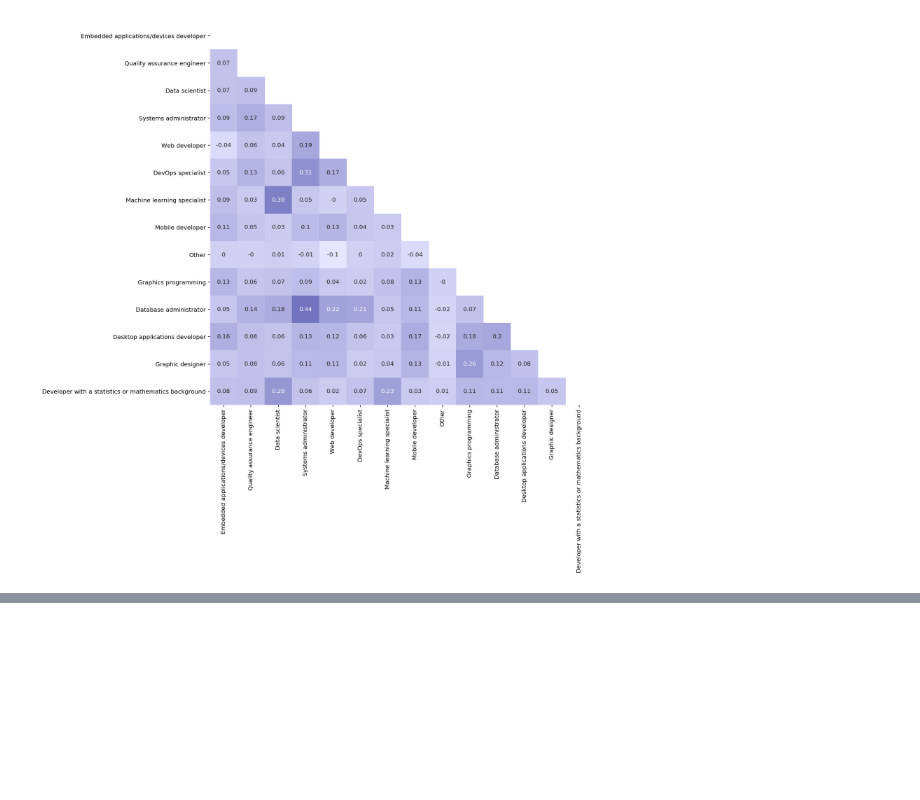
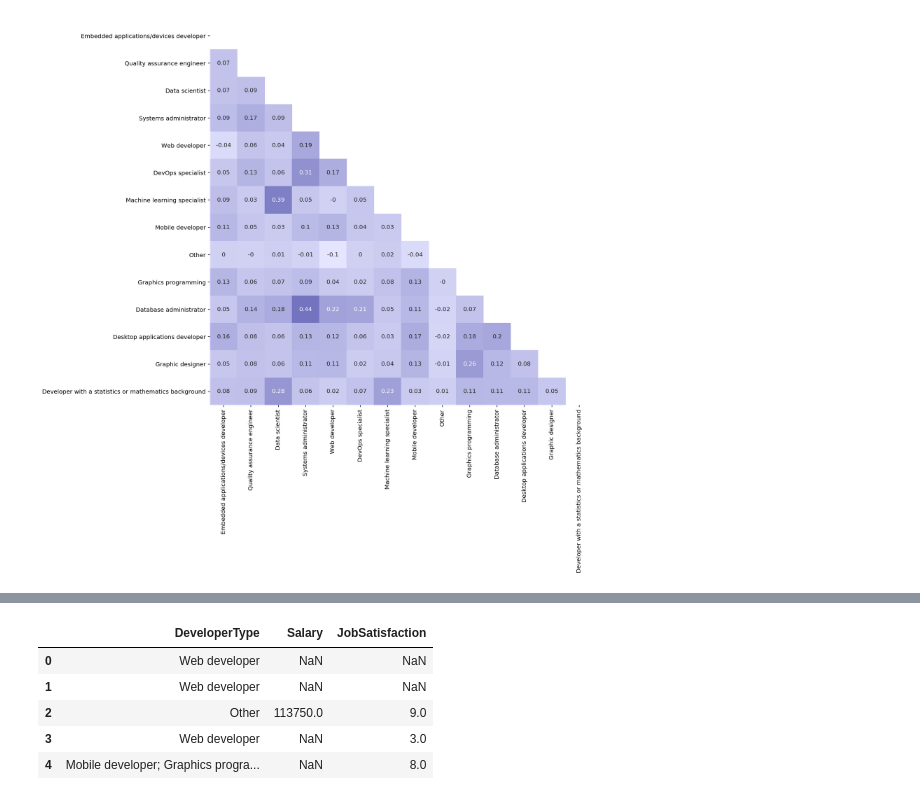
Before and after one commit to blowe615/stackoverflow_survey, a Jupyter notebook: Investigating How Data Scientists Answered the Stack Overflow Survey.ipynb, the cells around one changed output, grey strips where cells are left out. Drawn from its saved outputs; the diff is of its cells as text; code cells hidden in the pictures; blank space fills up the shorter version.

```diff
--- a/Investigating How Data Scientists Answered the Stack Overflow Survey.ipynb
+++ b/Investigating How Data Scientists Answered the Stack Overflow Survey.ipynb
@@ -394,0 +443,13 @@ ax = sns.heatmap(corr, mask=mask, cmap=cmap, annot=np.round(corr.values,2), squa
+# %%
+# Fill 'NaN's in 'DevloperType' with 'Web developer'
+model_df.fillna({'DeveloperType':'Web developer'},inplace=True)
+# %%
+# Visualize first 5 rows of dataframe.  There should not be 'NaN' values in 'DeveloperType'
+model_df.head()
+# %% [output]
+|  | DeveloperType | Salary | JobSatisfaction |
+| 0 | Web developer | NaN | NaN |
+| 1 | Web developer | NaN | NaN |
+| 2 | Other | 113750.0 | 9.0 |
+| 3 | Web developer | NaN | 3.0 |
+| 4 | Mobile developer; Graphics progra... | NaN | 8.0 |
```
Also changed, not shown: parts of 9 cells of this notebook.
